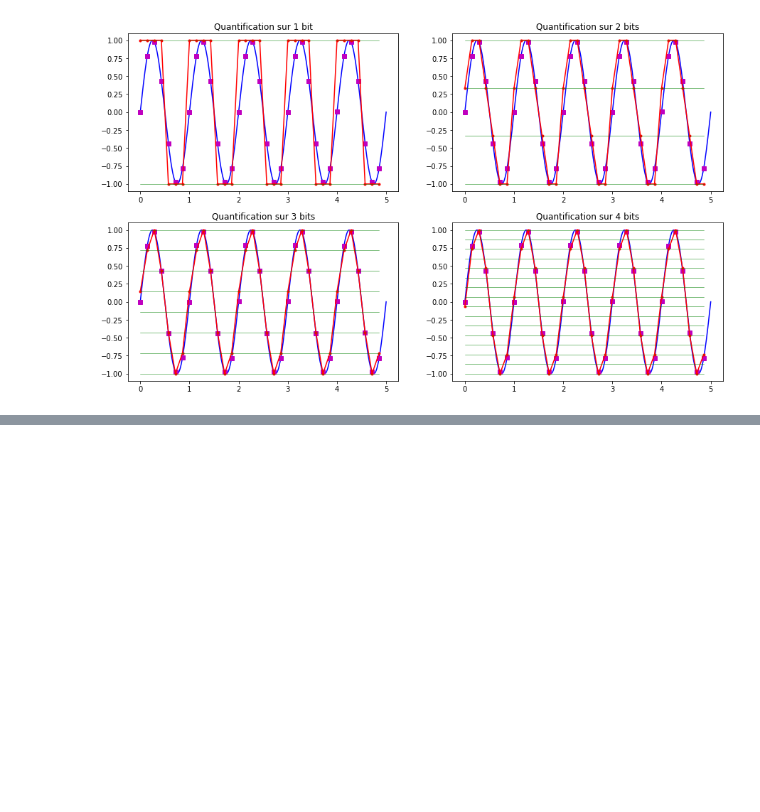
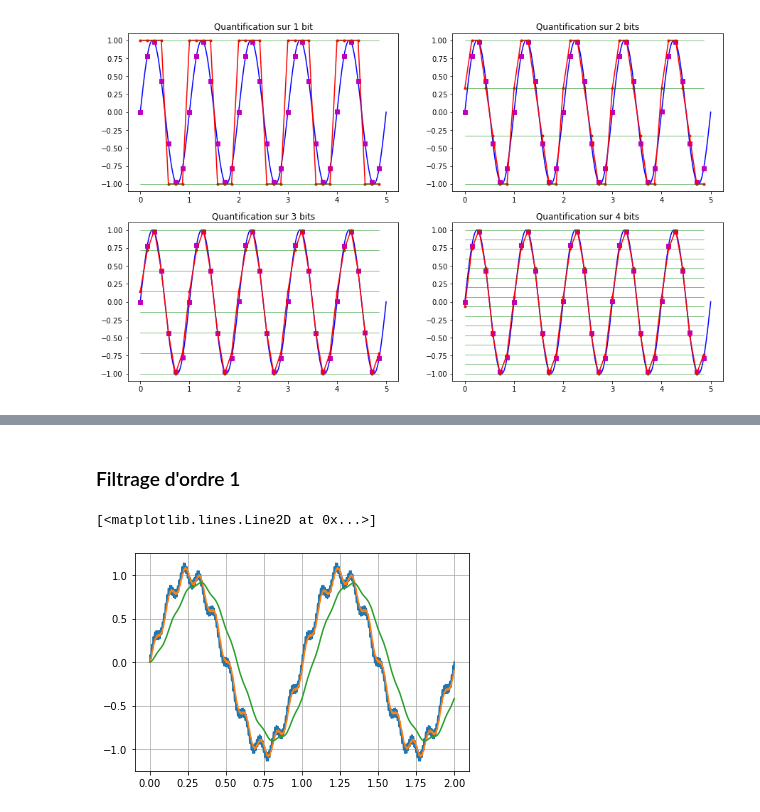
Before and after one commit to xpessoles/PSI_Cy_03_ConceptionCommande, a Jupyter notebook: Chapitre_02_CorrecteursNumeriques/01_Cy_03_02_Jupyter/FiltrageNumerique.ipynb, the cells around one changed output, grey strips where cells are left out. Saved outputs shown, nothing was run; the diff lists cells and outputs as text; code cells hidden in the pictures; blank space fills up the shorter version.

```diff
--- a/Chapitre_02_CorrecteursNumeriques/01_Cy_03_02_Jupyter/FiltrageNumerique.ipynb
+++ b/Chapitre_02_CorrecteursNumeriques/01_Cy_03_02_Jupyter/FiltrageNumerique.ipynb
@@ -268,0 +281,20 @@ Text(0.5, 1.0, 'Quantification sur 4 bits')
+# %% [markdown]
+### Filtrage d'ordre 1
+# %%
+def filtre_ordre1(les_e,fc,Te):
+    les_f = [les_e[0]]
+    omc = 2*np.pi*fc
+    tau = 1/omc
+    for i in range(1,len(les_e)):
+        les_f.append(les_e[i]*(Te/(Te+tau))+les_f[-1]*(tau/(Te+tau)))
+    return les_f
+les_tf = les_t[:]
+les_ef = filtre_ordre1(les_e,20,les_t[1])
+les_ef2 = filtre_ordre1(les_e,2,les_t[1])
+plt.grid()
+plt.plot(les_t,les_e)
+plt.plot(les_tf,les_ef)
+plt.plot(les_tf,les_ef2)
+# %% [output]
+[<matplotlib.lines.Line2D at 0x...>]
+[figure, added]
```
Also changed, not shown: parts of 8 cells of this notebook, 1 other file.
